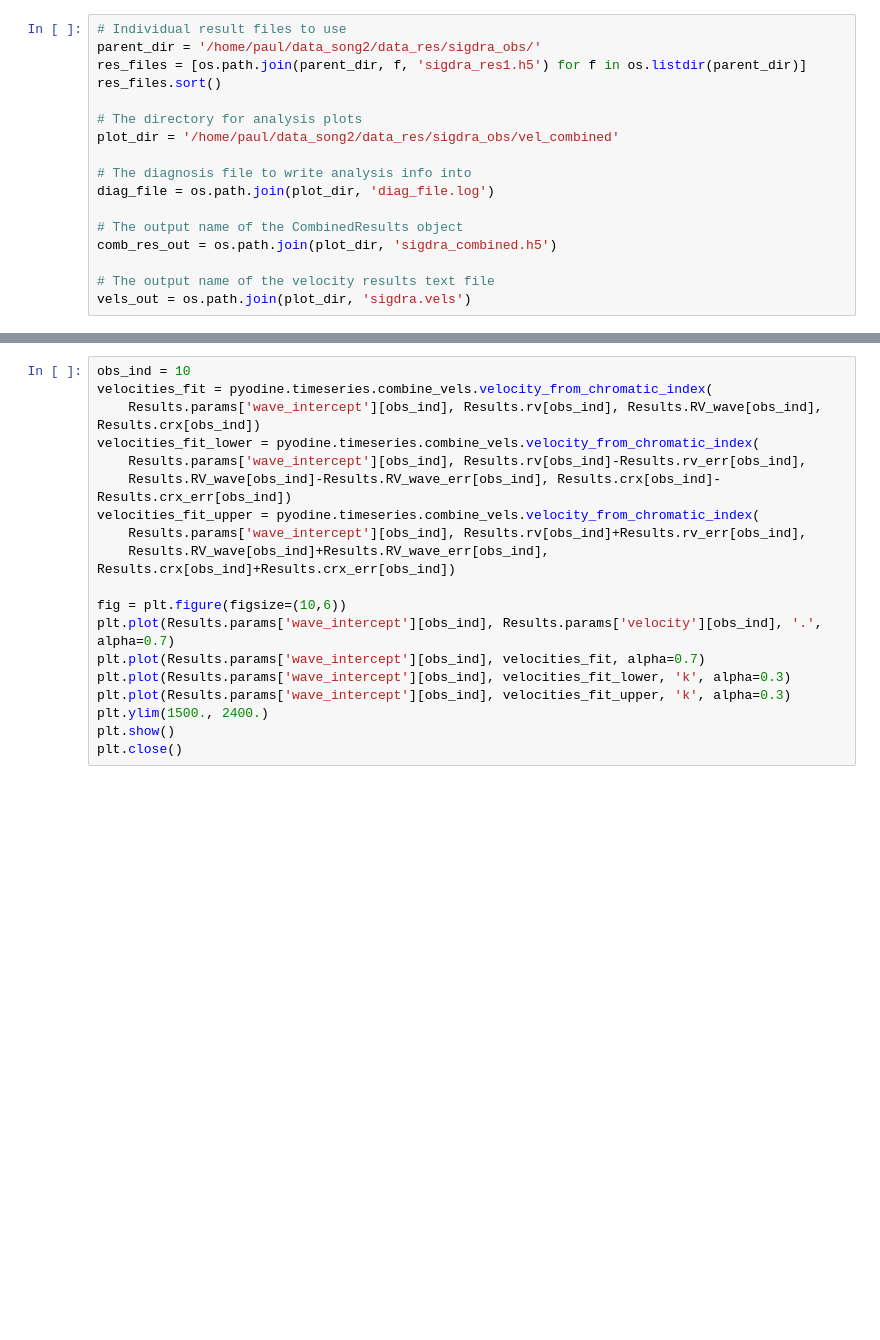
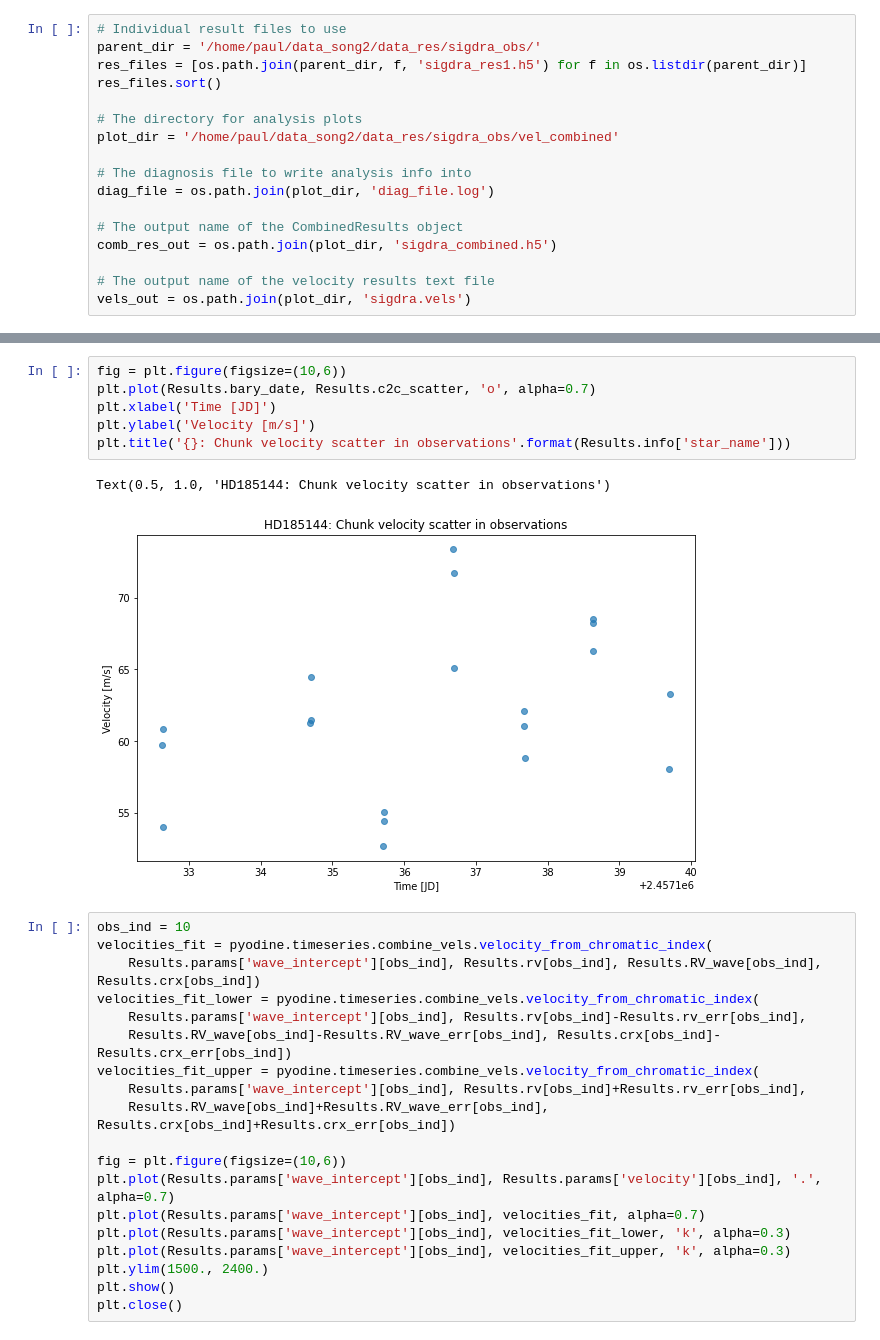
Before and after one commit to jaklusmeyer/APO_pyodine, a Jupyter notebook: docs/build/jupyter_execute/tutorial/velocities.ipynb, the cells around one changed output, grey strips where cells are left out. Cells and saved outputs as stored; diff of their text form; blank space fills up the shorter version.

```diff
--- a/docs/build/jupyter_execute/tutorial/velocities.ipynb
+++ b/docs/build/jupyter_execute/tutorial/velocities.ipynb
@@ -63,3 +94,12 @@ All done!
+# %%
+fig = plt.figure(figsize=(10,6))
+plt.plot(Results.bary_date, Results.c2c_scatter, 'o', alpha=0.7)
+plt.xlabel('Time [JD]')
+plt.ylabel('Velocity [m/s]')
+plt.title('{}: Chunk velocity scatter in observations'.format(Results.info['star_name']))
+# %% [output]
+Text(0.5, 1.0, 'HD185144: Chunk velocity scatter in observations')
+[figure, added]
 # %%
 obs_ind = 10
 velocities_fit = pyodine.timeseries.combine_vels.velocity_from_chromatic_index(
```
Also changed, not shown: parts of 11 cells of this notebook, 20 other files.
